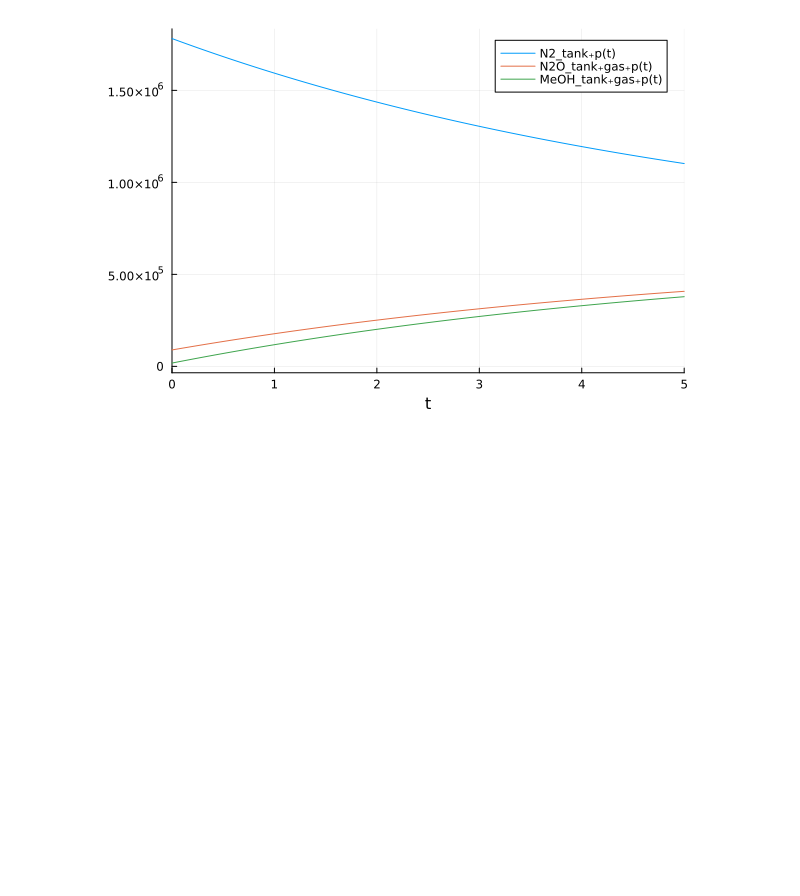
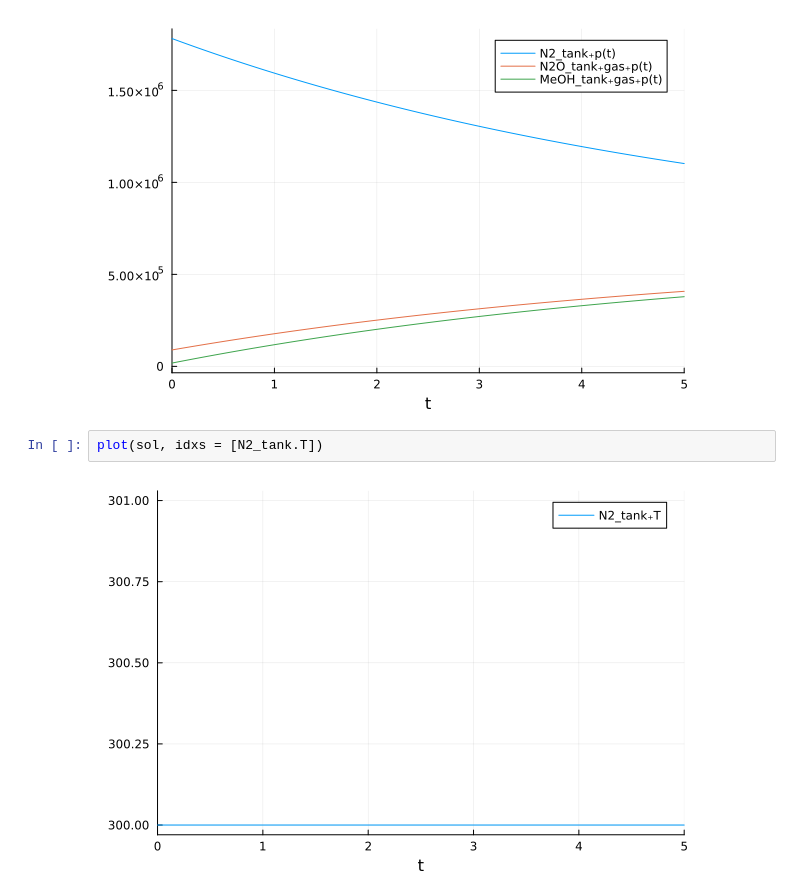
Before and after one commit to icl-rocketry/Bipropellant-Propulsion-System-Model, a Jupyter notebook: julia/main.ipynb, the cells around one changed output. Drawn from its saved outputs; the diff is of its cells as text; blank space fills up the shorter version.

```diff
--- a/julia/main.ipynb
+++ b/julia/main.ipynb
@@ -250,3 +278,7 @@ plot(sol)
 plot(sol, idxs = [N2_tank.p, N2O_tank.gas.p, MeOH_tank.gas.p])
 # %% [output]
 [figure]
+# %%
+plot(sol, idxs = [N2_tank.T])
+# %% [output]
+[figure, added]
```
Also changed, not shown: parts of 4 cells of this notebook.
